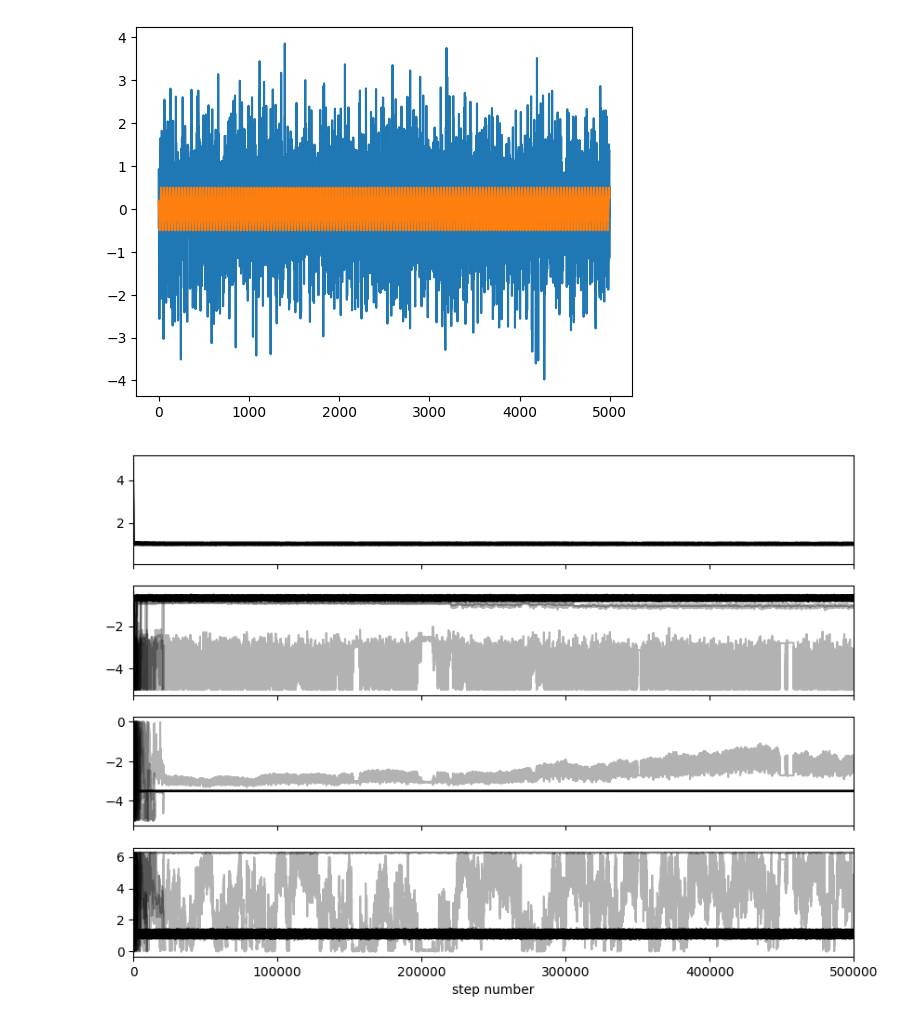
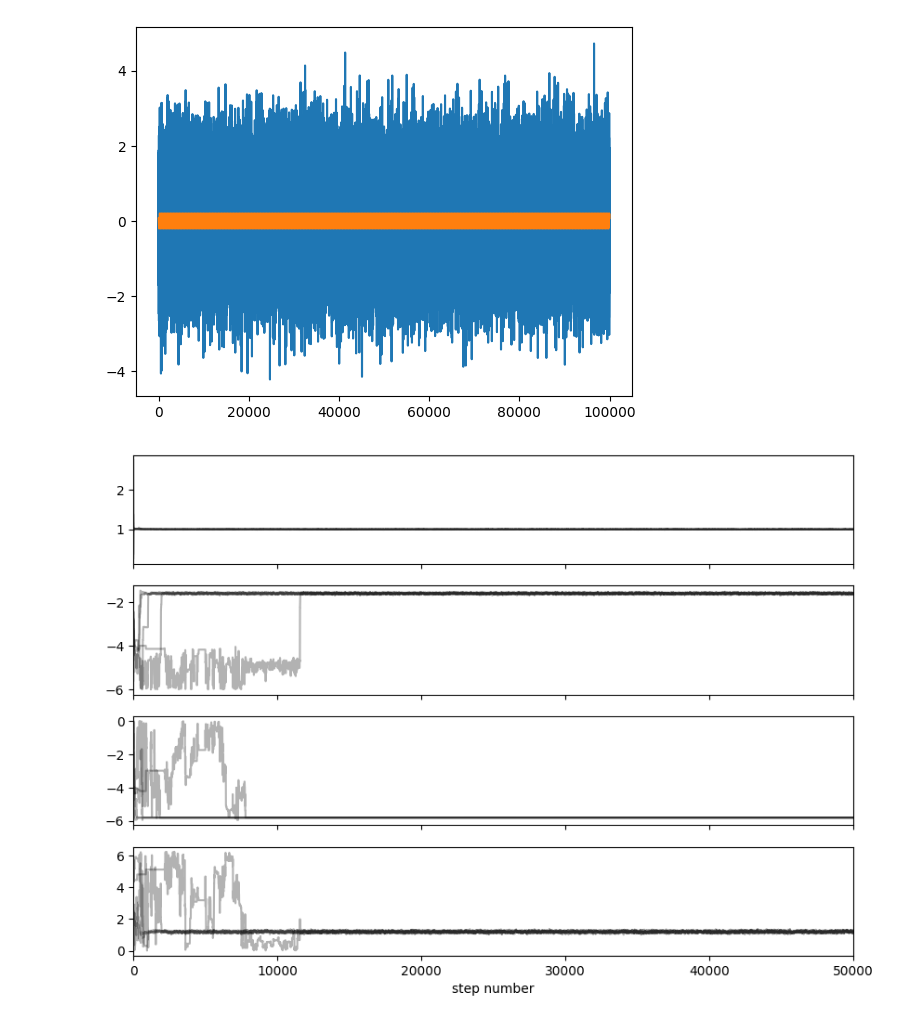
Before and after one commit to hjkim0620/sbi_CoherentSignal, a Jupyter notebook: CoherentSignal.ipynb, the cells around one changed output. Cells and saved outputs as stored; diff of their text form; code cells hidden in the pictures.

```diff
--- a/CoherentSignal.ipynb
+++ b/CoherentSignal.ipynb
@@ -62,7 +63,7 @@ def log_likelihood(theta, x, y):
     '''
 
     sigma, ln_h0, ln_f, phi = theta
-    model = np.exp(ln_h0) * np.cos(2 * np.pi * np.exp(ln_f) * x + phi)
+    model = np.exp(ln_h0) * np.cos(2. * np.pi * np.exp(ln_f) * x + phi)
     return -0.5 * np.sum((y - model)**2 / sigma**2 + np.log(sigma**2))
 
 def log_prior(theta):
@@ -73,8 +74,8 @@ def log_prior(theta):
     '''
     sigma, ln_h0, ln_f, phi = theta
     if (0.1 <= sigma <= 5.0
-        and -5.0 <= ln_h0 <= 0.0
-        and -5.0 <= ln_f <= 0
+        and -6.0 <= ln_h0 <= 2.0
+        and -6.0 <= ln_f <= 0
         and 0 <= phi < 2 * np.pi):
         return 0.0
     else:
@@ -97,36 +98,39 @@ def log_prob(theta, x, y):
 
 def draw_initial(nwalker):
     sigma = np.random.uniform(0.1, 5.0, nwalker)
-    ln_h0 = np.random.uniform(-5.0, 0.0, nwalker)
-    ln_f = np.random.uniform(-5.0, 0.0, nwalker)
+    ln_h0 = np.random.uniform(-6.0, 2.0, nwalker)
+    ln_f = np.random.uniform(-6.0, 0.0, nwalker)
     phi = np.random.uniform(0, 2 * np.pi, nwalker)
 
     return np.vstack((sigma, ln_h0, ln_f, phi)).T
+# %%
+size = int(1e+5)
+time_stamp = sorted(np.arange(0, size) + 2 * np.random.random(size=size))
 # %%
-my = TimeSeries(size=5000)
-my.generate_coherent_signal(0.5, 0.03, 1.2)
+my = TimeSeries(time_stamp)
+my.generate_coherent_signal(0.2, 0.003, 1.2)
 my.plot()
 # %% [output]
-[figure, old version]
+[figure, new version]
 # %%
 coords = draw_initial(32)
 nwalkers, ndim = coords.shape
 
 sampler = emcee.EnsembleSampler(nwalkers, ndim, log_prob, args=(my.time, my.series))
 # %%
-sampler.run_mcmc(coords, 500000, progress=True);
+sampler.run_mcmc(coords, 50000, progress=True);
 # %%
 fig, axes = plt.subplots(ndim, figsize=(10, 7), sharex=True)
 
 samples = sampler.get_chain()
 for i in range(ndim):
     ax = axes[i]
-    ax.plot(samples[:, :, i], "k", alpha=0.3)
+    ax.plot(samples[:, :5, i], "k", alpha=0.3)
     ax.set_xlim(0, len(samples))
     # ax.set_ylabel(labels[i])
     ax.yaxis.set_label_coords(-0.1, 0.5)
 
 axes[-1].set_xlabel("step number");
 # %% [output]
-[figure, old version]
+[figure, new version]
 # %%
```
Also changed, not shown: parts of 8 cells of this notebook, 10 other files.
